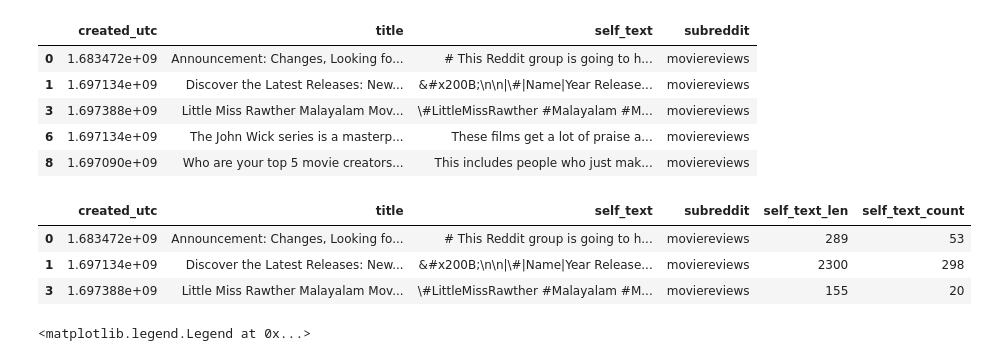
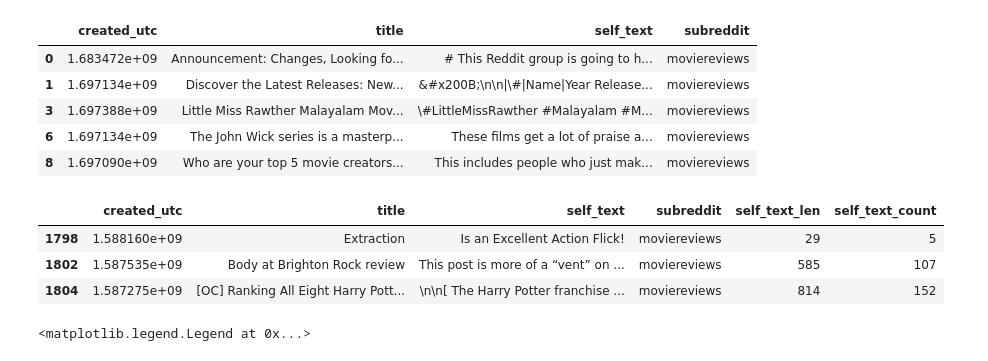
Before and after one commit to rafirahman27/Reddit_Spam_Classification, a Jupyter notebook: Code/02_EDA_and_Cleaning.ipynb, the cells around one changed output. Drawn from its saved outputs; the diff is of its cells as text; code cells hidden in the pictures.

```diff
--- a/Code/02_EDA_and_Cleaning.ipynb
+++ b/Code/02_EDA_and_Cleaning.ipynb
@@ -253,12 +255,12 @@ moviereviews.head()
 # %%
 moviereviews['self_text_len'] = moviereviews['self_text'].apply(len)
 moviereviews['self_text_count'] = moviereviews['self_text'].apply(lambda x: len(x.split()))
-moviereviews.head(3)
+moviereviews.tail(3)
 # %% [output]
 |  | created_utc | title | self_text | subreddit | self_text_len | self_text_count |
-| 0 | 1.683472e+09 | Announcement: Changes, Looking fo... | # This Reddit group is going to h... | moviereviews | 289 | 53 |
-| 1 | 1.697134e+09 | Discover the Latest Releases: New... | &#x200B;\n\n|\#|Name|Year Release... | moviereviews | 2300 | 298 |
-| 3 | 1.697388e+09 | Little Miss Rawther Malayalam Mov... | \#LittleMissRawther #Malayalam #M... | moviereviews | 155 | 20 |
+| 1798 | 1.588160e+09 | Extraction | Is an Excellent Action Flick! | moviereviews | 29 | 5 |
+| 1802 | 1.587535e+09 | Body at Brighton Rock review | This post is more of a “vent” on ... | moviereviews | 585 | 107 |
+| 1804 | 1.587275e+09 | [OC] Ranking All Eight Harry Pott... | \n\n[ The Harry Potter franchise ... | moviereviews | 814 | 152 |
 # %%
 fig, ax = plt.subplots(1,2, figsize=(15,8))
 
```
Also changed, not shown: parts of 13 cells of this notebook, 15 other files.
